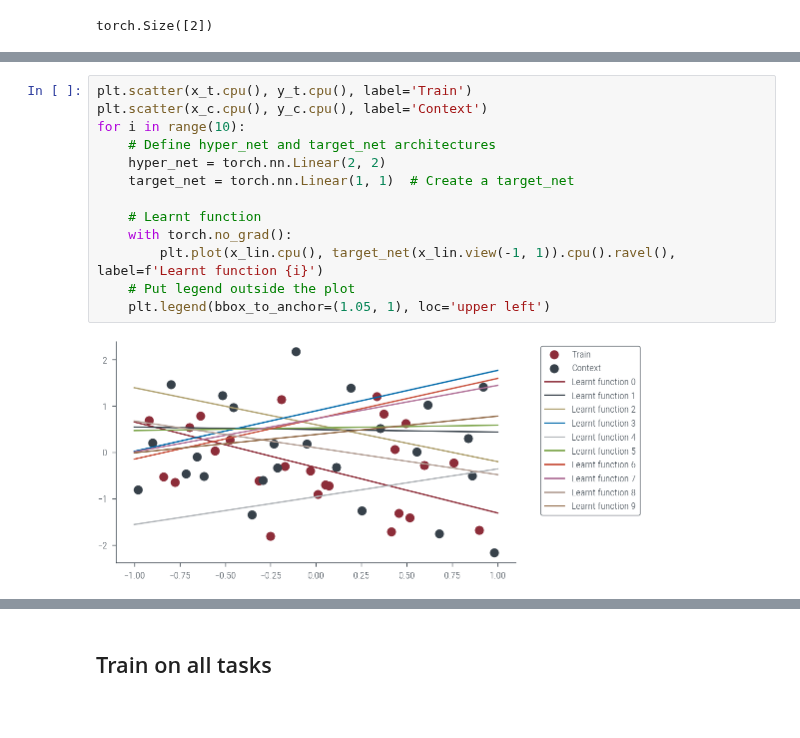
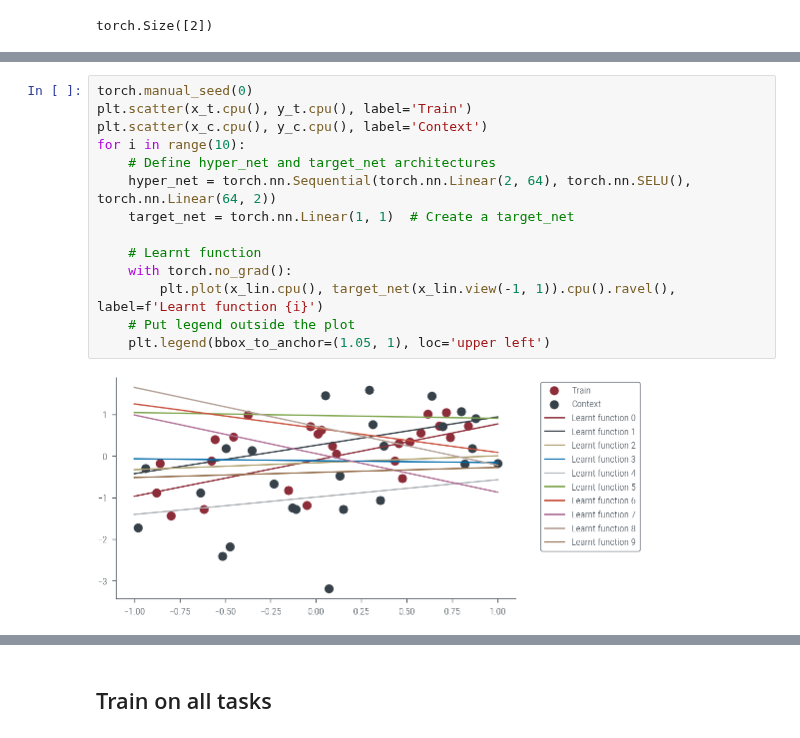
Before and after one commit to nipunbatra/pml-teaching, a Jupyter notebook: notebooks/hypernet.ipynb, the cells around one changed output, grey strips where cells are left out. Saved outputs shown, nothing was run; the diff lists cells and outputs as text.

Commit message:
increase size of hypernet

```diff
--- a/notebooks/hypernet.ipynb
+++ b/notebooks/hypernet.ipynb
@@ -252,16 +260,17 @@ tensor(0.9792, device='cuda:0', grad_fn=<MseLossBackward0>)
 # %%
+torch.manual_seed(0)
 plt.scatter(x_t.cpu(), y_t.cpu(), label='Train')
 plt.scatter(x_c.cpu(), y_c.cpu(), label='Context')
 for i in range(10):
     # Define hyper_net and target_net architectures
-    hyper_net = torch.nn.Linear(2, 2)
+    hyper_net = torch.nn.Sequential(torch.nn.Linear(2, 64), torch.nn.SELU(), torch.nn.Linear(64, 2))
     target_net = torch.nn.Linear(1, 1)  # Create a target_net
 
     # Learnt function
     with torch.no_grad():
         plt.plot(x_lin.cpu(), target_net(x_lin.view(-1, 1)).cpu().ravel(), label=f'Learnt function {i}')
     # Put legend outside the plot
     plt.legend(bbox_to_anchor=(1.05, 1), loc='upper left')
 # %% [output]
-[figure, old version]
+[figure, new version]
 # %%
```
Also changed, not shown: parts of 15 cells of this notebook.
